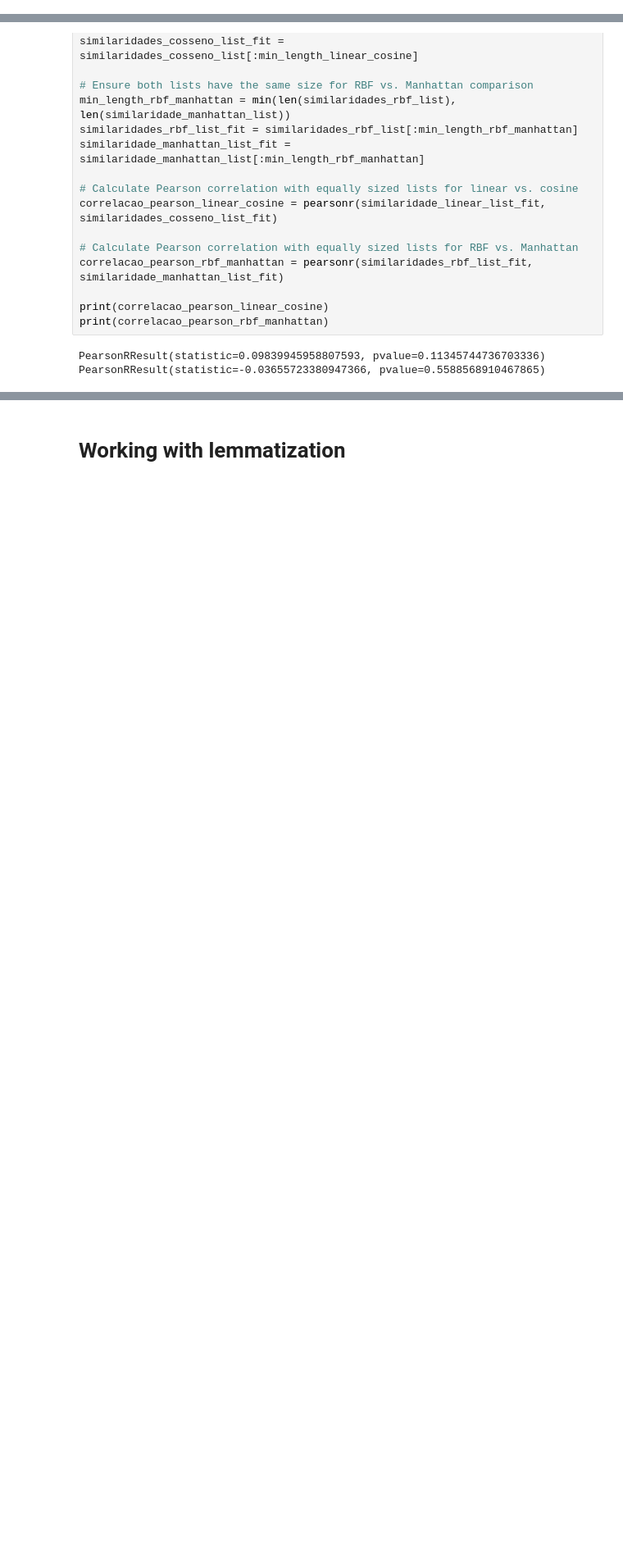
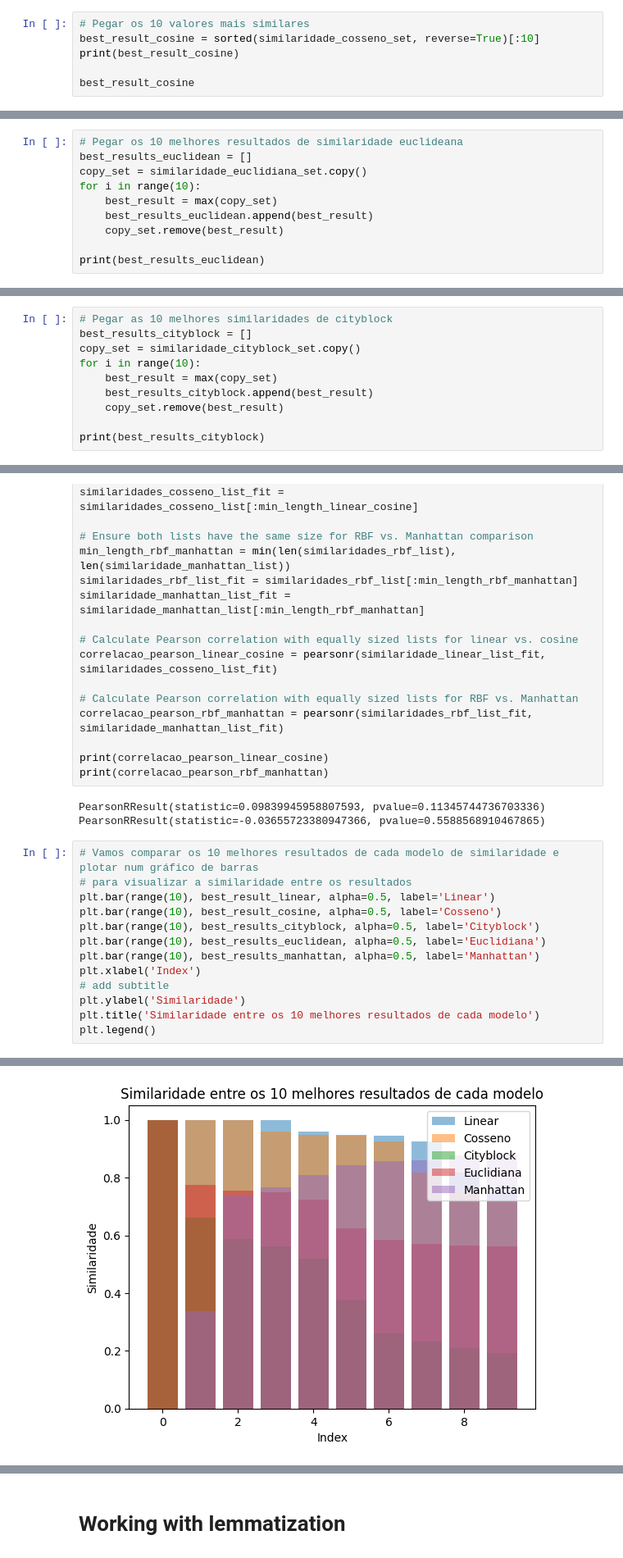
Before and after one commit to Gabrielgermanoo/nlp_research, a Jupyter notebook: pesquisa.ipynb, the cells around one changed output, grey strips where cells are left out. Shown at 82% size. Saved outputs shown, nothing was run; the diff lists cells and outputs as text; blank space fills up the shorter version.

Commit message:
Graphs of models created to add to article

```diff
--- a/pesquisa.ipynb
+++ b/pesquisa.ipynb
@@ -150,3 +168,9 @@ Texto: ['Sugerimos', 'grupos', 'PET', 'dentro', 'especificidades', 'possibilidad
 Texto mais semelhante: ['Sugerimos', 'grupos', 'PET', 'dentro', 'especificidades', 'possibilidades', 'busquem', 'produzir', 'materiais', 'periódicos', 'cadernos', 'livros', 'publicação', 'textos', 'pe ...
 Similaridade: 1.0
 -----
+# %%
+# Pegar os 10 valores mais similares
+best_result_cosine = sorted(similaridade_cosseno_set, reverse=True)[:10]
+print(best_result_cosine)
+
+best_result_cosine
@@ -316,3 +411,13 @@ Texto: ['Sugerimos', 'grupos', 'PET', 'dentro', 'especificidades', 'possibilidad
 Texto mais semelhante: ['Sugerimos', 'grupos', 'PET', 'dentro', 'especificidades', 'possibilidades', 'busquem', 'produzir', 'materiais', 'periódicos', 'cadernos', 'livros', 'publicação', 'textos', 'pe ...
 Similaridade: 1.0
 -----
+# %%
+# Pegar os 10 melhores resultados de similaridade euclideana
+best_results_euclidean = []
+copy_set = similaridade_euclidiana_set.copy()
+for i in range(10):
+    best_result = max(copy_set)
+    best_results_euclidean.append(best_result)
+    copy_set.remove(best_result)
+
+print(best_results_euclidean)
@@ -375,3 +482,13 @@ Texto: ['Sugerimos', 'grupos', 'PET', 'dentro', 'especificidades', 'possibilidad
 Texto mais semelhante: ['Sugerimos', 'grupos', 'PET', 'dentro', 'especificidades', 'possibilidades', 'busquem', 'produzir', 'materiais', 'periódicos', 'cadernos', 'livros', 'publicação', 'textos', 'pe ...
 Similaridade: 1.0
 -----
+# %%
+# Pegar as 10 melhores similaridades de cityblock
+best_results_cityblock = []
+copy_set = similaridade_cityblock_set.copy()
+for i in range(10):
+    best_result = max(copy_set)
+    best_results_cityblock.append(best_result)
+    copy_set.remove(best_result)
+
+print(best_results_cityblock)
@@ -416,3 +535,17 @@ print(correlacao_pearson_rbf_manhattan)
 # %% [output]
 PearsonRResult(statistic=0.09839945958807593, pvalue=0.11345744736703336)
 PearsonRResult(statistic=-0.03655723380947366, pvalue=0.5588568910467865)
+# %%
+# Vamos comparar os 10 melhores resultados de cada modelo de similaridade e plotar num gráfico de barras
+# para visualizar a similaridade entre os resultados
+plt.bar(range(10), best_result_linear, alpha=0.5, label='Linear')
+plt.bar(range(10), best_result_cosine, alpha=0.5, label='Cosseno')
+plt.bar(range(10), best_results_cityblock, alpha=0.5, label='Cityblock')
+plt.bar(range(10), best_results_euclidean, alpha=0.5, label='Euclidiana')
+plt.bar(range(10), best_results_manhattan, alpha=0.5, label='Manhattan')
+plt.xlabel('Index')
+# add subtitle
+plt.ylabel('Similaridade')
+plt.title('Similaridade entre os 10 melhores resultados de cada modelo')
+plt.legend()
+# %% [output]
@@ -418,0 +553 @@ PearsonRResult(statistic=-0.03655723380947366, pvalue=0.5588568910467865)
+[figure, added]
```
Also changed, not shown: parts of 8 cells of this notebook.
